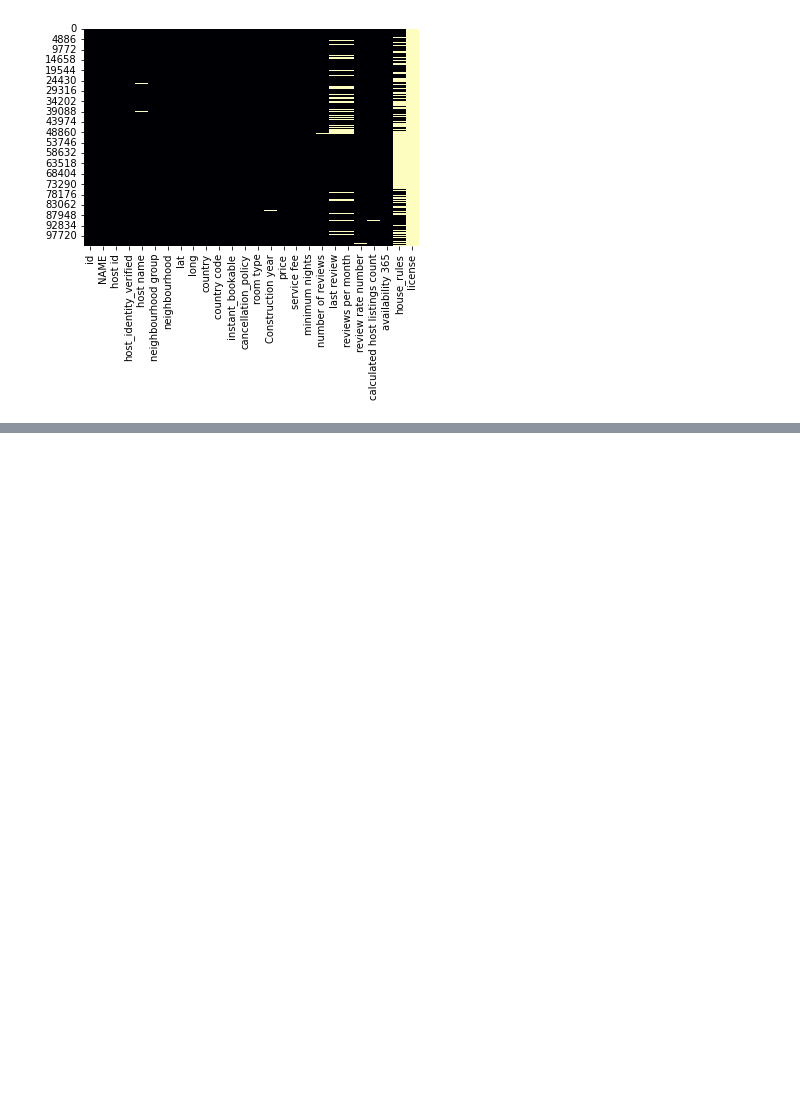
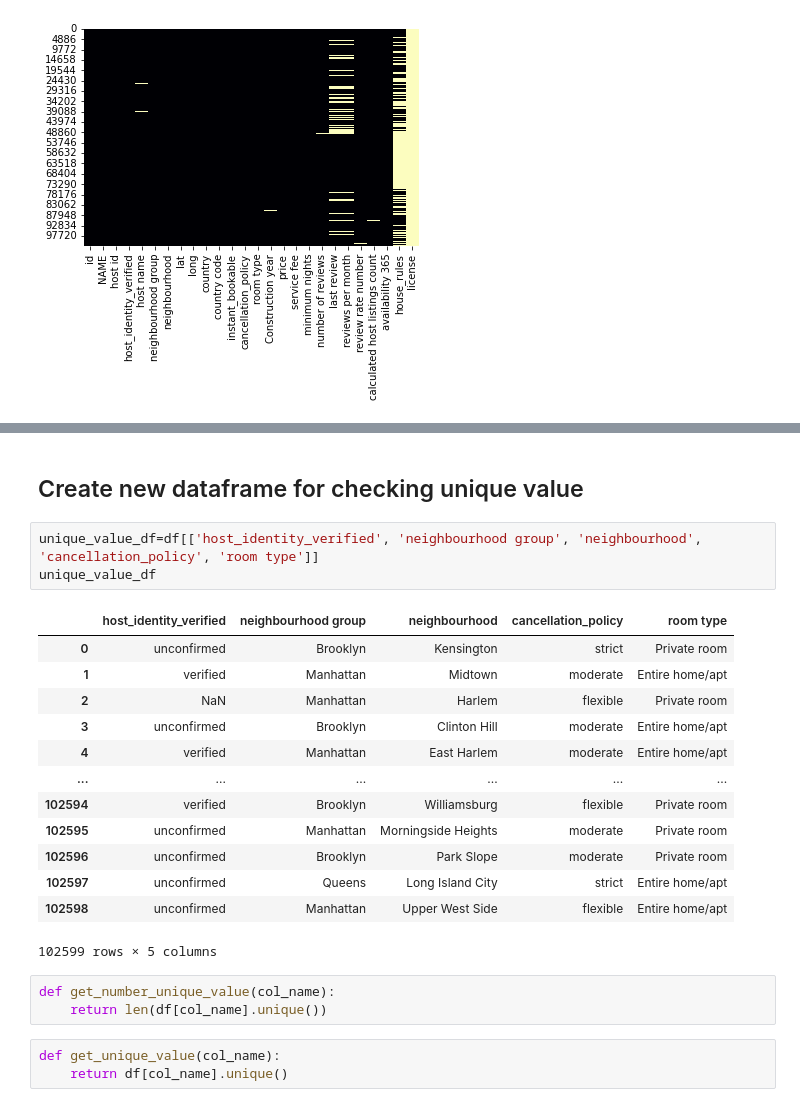
Before and after one commit to Junvildo/AirBnb_Data_Visualize, a Jupyter notebook: main.ipynb, the cells around one changed output, grey strips where cells are left out. Saved outputs shown, nothing was run; the diff lists cells and outputs as text; blank space fills up the shorter version.

```diff
--- a/main.ipynb
+++ b/main.ipynb
@@ -124,0 +92,25 @@ df
+# %% [markdown]
+## Create new dataframe for checking unique value
+# %%
+unique_value_df=df[['host_identity_verified', 'neighbourhood group', 'neighbourhood', 'cancellation_policy', 'room type']]
+unique_value_df
+# %% [output]
+|  | host_identity_verified | neighbourhood group | neighbourhood | cancellation_policy | room type |
+| 0 | unconfirmed | Brooklyn | Kensington | strict | Private room |
+| 1 | verified | Manhattan | Midtown | moderate | Entire home/apt |
+| 2 | NaN | Manhattan | Harlem | flexible | Private room |
+| 3 | unconfirmed | Brooklyn | Clinton Hill | moderate | Entire home/apt |
+| 4 | verified | Manhattan | East Harlem | moderate | Entire home/apt |
+| ... | ... | ... | ... | ... | ... |
+| 102594 | verified | Brooklyn | Williamsburg | flexible | Private room |
+| 102595 | unconfirmed | Manhattan | Morningside Heights | moderate | Private room |
+| 102596 | unconfirmed | Brooklyn | Park Slope | moderate | Private room |
+| 102597 | unconfirmed | Queens | Long Island City | strict | Entire home/apt |
+| 102598 | unconfirmed | Manhattan | Upper West Side | flexible | Entire home/apt |
+102599 rows × 5 columns
+# %%
+def get_number_unique_value(col_name):
+    return len(df[col_name].unique())
+# %%
+def get_unique_value(col_name):
+    return df[col_name].unique()
```
Also changed, not shown: parts of 8 cells of this notebook.
